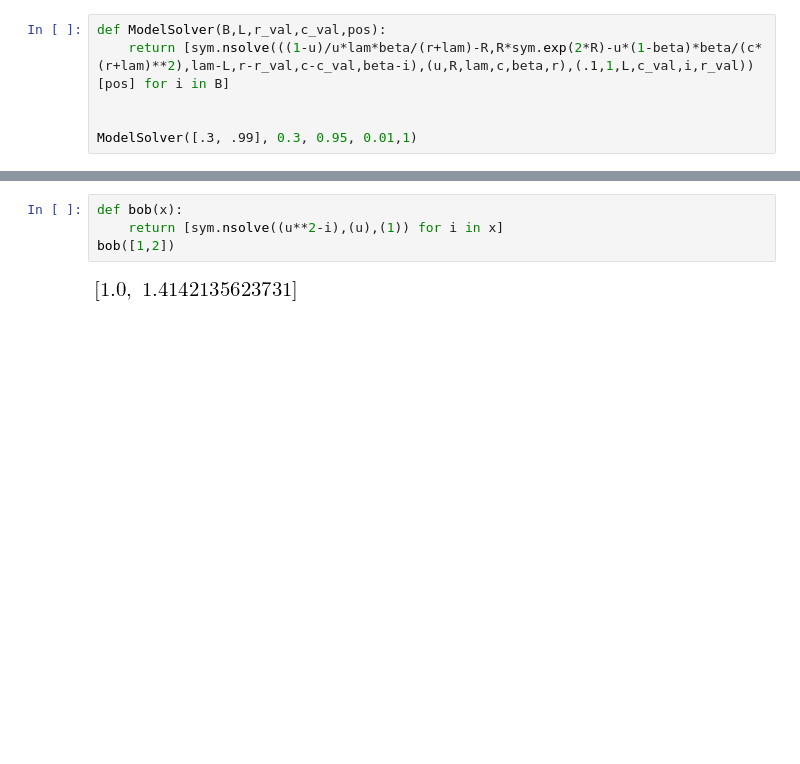
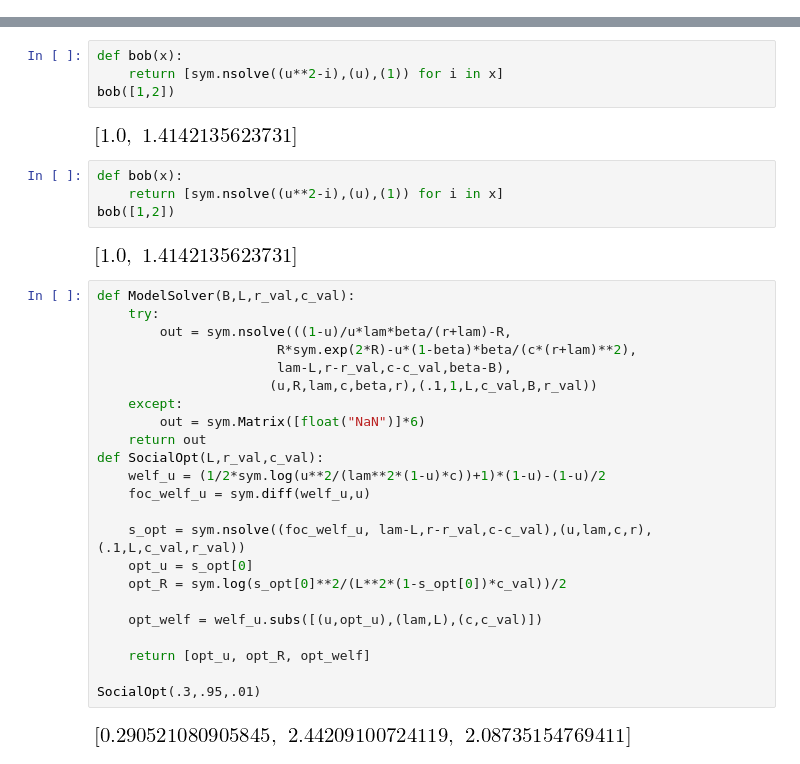
Before and after one commit to tgardnerh/MarketDesign, a Jupyter notebook: UnravelingSearchPpr/DMP with match quality and new matching.ipynb, the cells around one changed output, grey strips where cells are left out. Saved outputs shown, nothing was run; the diff lists cells and outputs as text; blank space fills up the shorter version.

```diff
--- a/UnravelingSearchPpr/DMP with match quality and new matching.ipynb
+++ b/UnravelingSearchPpr/DMP with match quality and new matching.ipynb
@@ -80,9 +70,3 @@ s_w
 [figure]
 # %% [markdown]
 ## try a numerical solution
-# %%
-def ModelSolver(B,L,r_val,c_val,pos):
-    return [sym.nsolve(((1-u)/u*lam*beta/(r+lam)-R,R*sym.exp(2*R)-u*(1-beta)*beta/(c*(r+lam)**2),lam-L,r-r_val,c-c_val,beta-i),(u,R,lam,c,beta,r),(.1,1,L,c_val,i,r_val))[pos] for i in B]
-
-
-ModelSolver([.3, .99], 0.3, 0.95, 0.01,1)
@@ -138,6 +117,37 @@ def bob(x):
 bob([1,2])
 # %% [output]
 [figure]
+# %%
+def bob(x):
+    return [sym.nsolve((u**2-i),(u),(1)) for i in x]
+bob([1,2])
+# %% [output]
+[figure, added]
+# %%
+def ModelSolver(B,L,r_val,c_val):
+    try:
+        out = sym.nsolve(((1-u)/u*lam*beta/(r+lam)-R,
+                       R*sym.exp(2*R)-u*(1-beta)*beta/(c*(r+lam)**2),
+                       lam-L,r-r_val,c-c_val,beta-B),
+                      (u,R,lam,c,beta,r),(.1,1,L,c_val,B,r_val))
+    except:
+        out = sym.Matrix([float("NaN")]*6)
+    return out
+def SocialOpt(L,r_val,c_val):
+    welf_u = (1/2*sym.log(u**2/(lam**2*(1-u)*c))+1)*(1-u)-(1-u)/2
+    foc_welf_u = sym.diff(welf_u,u)
+
+    s_opt = sym.nsolve((foc_welf_u, lam-L,r-r_val,c-c_val),(u,lam,c,r),(.1,L,c_val,r_val))
+    opt_u = s_opt[0]
+    opt_R = sym.log(s_opt[0]**2/(L**2*(1-s_opt[0])*c_val))/2
+
+    opt_welf = welf_u.subs([(u,opt_u),(lam,L),(c,c_val)])
+
+    return [opt_u, opt_R, opt_welf]
+
+SocialOpt(.3,.95,.01)
+# %% [output]
+[figure, added]
 # %%
 #%xmode Verbose
 import ipywidgets as ipw
```
Also changed, not shown: parts of 10 cells of this notebook.
